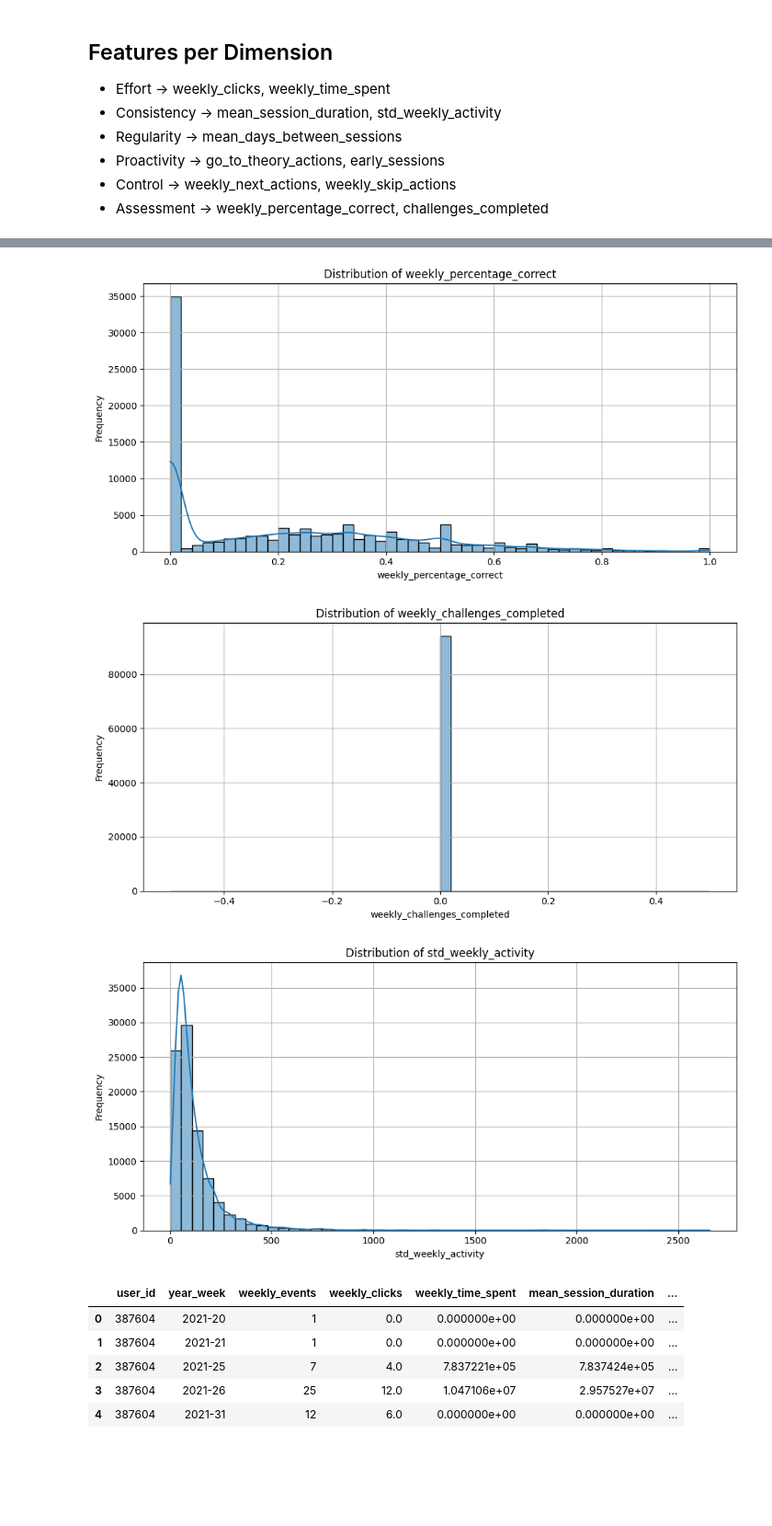
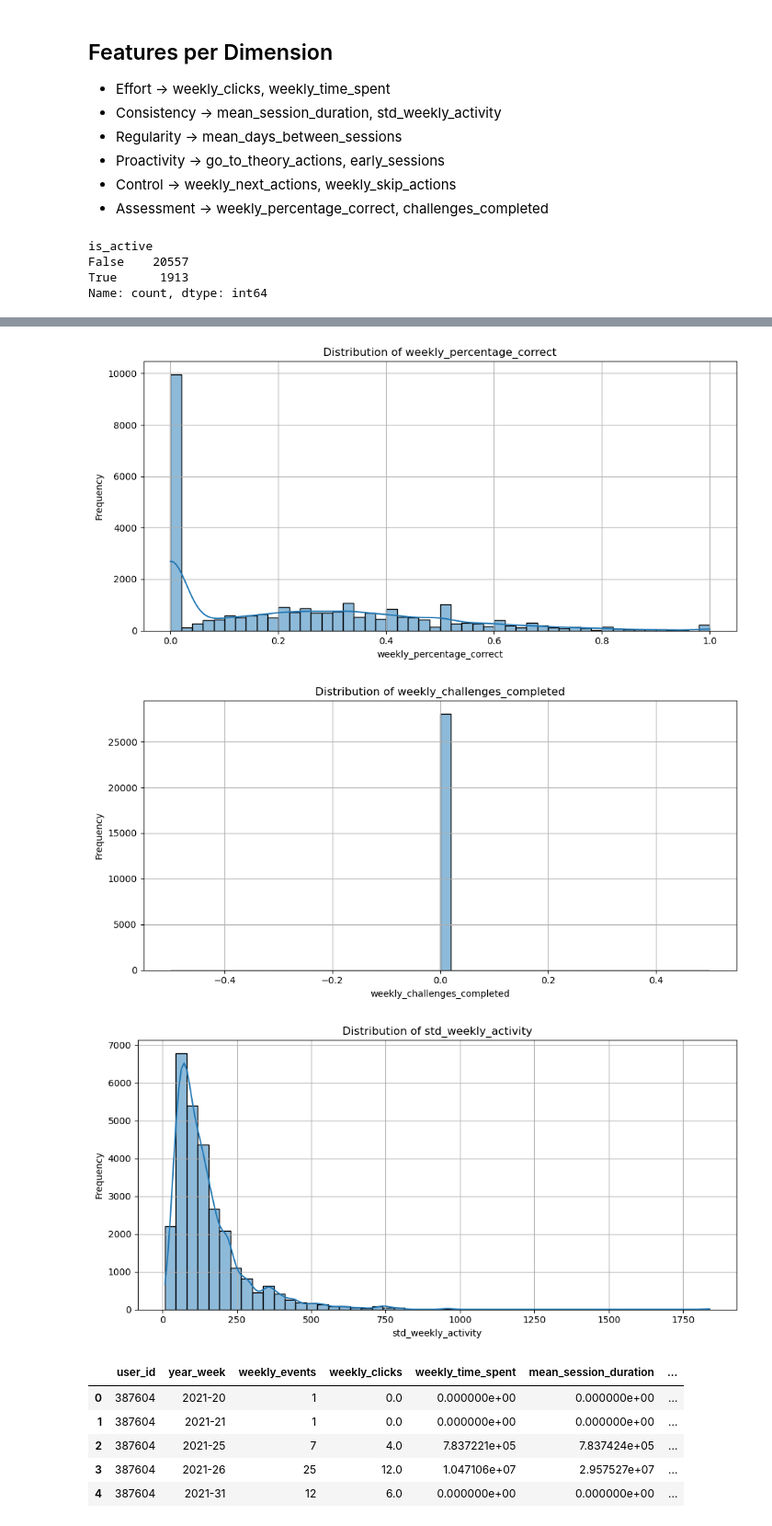
Before and after one commit to nino-gerb/project_mlbd2025, a Jupyter notebook: m4/features/features.ipynb, the cells around one changed output, grey strips where cells are left out. Shown at 92% size. Cells and saved outputs as stored; diff of their text form; code cells hidden in the pictures; blank space fills up the shorter version.

```diff
--- a/m4/features/features.ipynb
+++ b/m4/features/features.ipynb
@@ -6,8 +6,7 @@ import numpy as np
 import pandas as pd
 import matplotlib.pyplot as plt
 
-DATA_DIR = '../../data' #You many change the directory
-
+DATA_DIR = '/Users/omarboudarka/Desktop/MA4/MLBD/project_mlbd2025/data/Lernnavi' #You many change the directory
 users = pd.read_csv('{}/users.csv.gz'.format(DATA_DIR))
 events = pd.read_csv('{}/events.csv.gz'.format(DATA_DIR))
 transactions = pd.read_csv('{}/transactions.csv.gz'.format(DATA_DIR))
@@ -98,6 +97,36 @@ user_week_features = user_week_features.fillna(0)
 
 user_week_features = pd.merge(user_week_features, std_weekly_activity, on='user_id', how='left')
 
+
+# -------------------------------------------------------------------
+# 1.  total events per user
+total_events = events.groupby('user_id').size().rename('n_events')
+
+# 2.  active weeks per user  (we already have weekly_events)
+active_weeks = weekly_events.groupby('user_id').size().rename('n_weeks')
+
+# 3.  merge the two summaries
+activity_summary = pd.concat([total_events, active_weeks], axis=1).fillna(0)
+
+# 4.  flag "active" learners
+activity_summary['is_active'] = (
+        (activity_summary['n_events'] >= 10) &
+        (activity_summary['n_weeks']  >= 10)
+)
+
+print(activity_summary['is_active'].value_counts())
+
+# 1.  keep only active user_ids
+active_ids = activity_summary.index[activity_summary['is_active']]
+
+events        = events[events['user_id'].isin(active_ids)]
+transactions  = transactions[transactions['user_id'].isin(active_ids)]
+
+# 2.  because user_week_features is built *after* events filtering,
+#     you can now rerun the feature-engineering cell OR
+#     just filter the existing DF:
+user_week_features = user_week_features[user_week_features['user_id'].isin(active_ids)]
+
 # Visualize the features
 numeric_cols = user_week_features.select_dtypes(include=['number']).columns.drop('user_id', errors='ignore')
 
@@ -110,4 +139,9 @@ for col in numeric_cols:
     plt.grid(True)
     plt.tight_layout()
     plt.show()
+    # Create correlation matrix to visualize relationships between features    #
 # %% [output]
+is_active
+False    20557
+True      1913
+Name: count, dtype: int64
@@ -123,6 +157,6 @@ for col in numeric_cols:
-[figure, old version]
+[figure, new version]
-[figure, old version]
+[figure, new version]
-[figure, old version]
+[figure, new version]
 # %%
 user_week_features.head()
 # %% [output]
```
Also changed, not shown: parts of 5 cells of this notebook.
